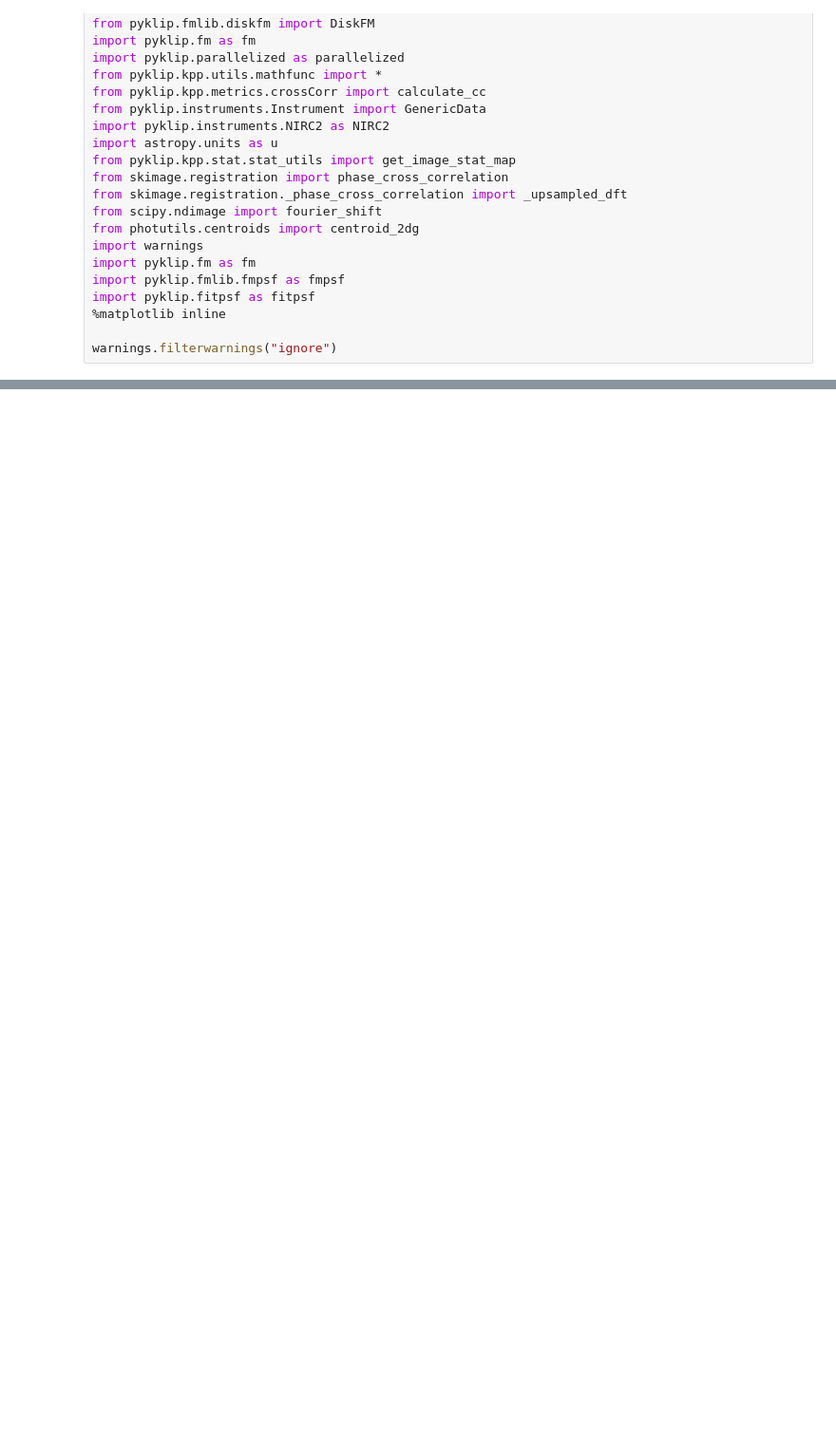
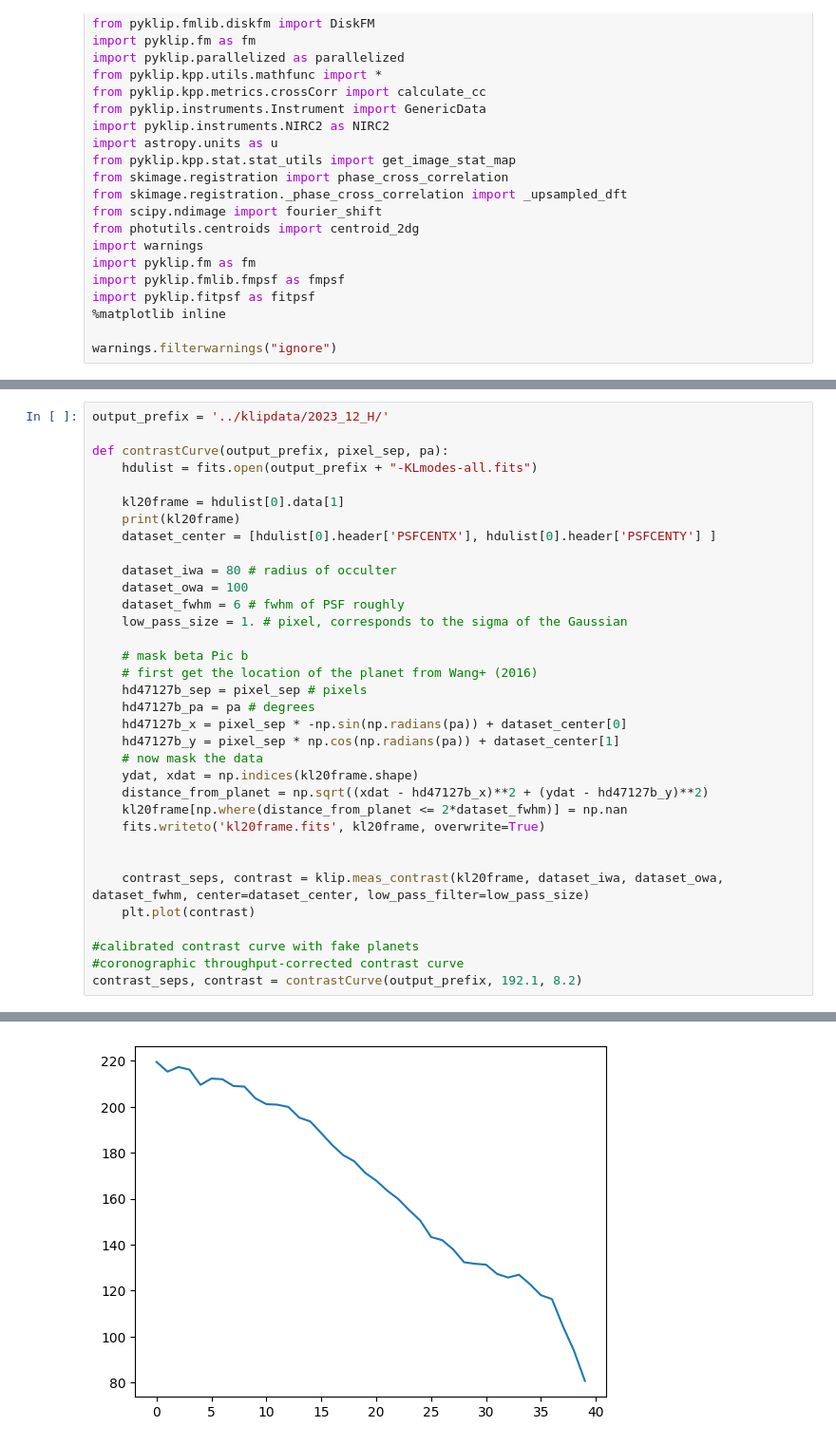
Before and after one commit to benlchang/HD47127-b-ADI, a Jupyter notebook: HD47127_ADI.ipynb, the cells around one changed output, grey strips where cells are left out. Shown: that part at 95% size. Cells and saved outputs as stored; diff of their text form; blank space fills up the shorter version.

Commit message:
5/30 - contrast

```diff
--- a/HD47127_ADI.ipynb
+++ b/HD47127_ADI.ipynb
@@ -366,0 +348,35 @@ KeyboardInterrupt:
+# %%
+output_prefix = '../klipdata/2023_12_H/'
+
+def contrastCurve(output_prefix, pixel_sep, pa):
+    hdulist = fits.open(output_prefix + "-KLmodes-all.fits")
+
+    kl20frame = hdulist[0].data[1]
+    print(kl20frame)
+    dataset_center = [hdulist[0].header['PSFCENTX'], hdulist[0].header['PSFCENTY'] ]
+
+    dataset_iwa = 80 # radius of occulter
+    dataset_owa = 100
+    dataset_fwhm = 6 # fwhm of PSF roughly
+    low_pass_size = 1. # pixel, corresponds to the sigma of the Gaussian
+
+    # mask beta Pic b
+    # first get the location of the planet from Wang+ (2016)
+    hd47127b_sep = pixel_sep # pixels
+    hd47127b_pa = pa # degrees
+    hd47127b_x = pixel_sep * -np.sin(np.radians(pa)) + dataset_center[0]
+    hd47127b_y = pixel_sep * np.cos(np.radians(pa)) + dataset_center[1]
+    # now mask the data
+    ydat, xdat = np.indices(kl20frame.shape)
+    distance_from_planet = np.sqrt((xdat - hd47127b_x)**2 + (ydat - hd47127b_y)**2)
+    kl20frame[np.where(distance_from_planet <= 2*dataset_fwhm)] = np.nan
+    fits.writeto('kl20frame.fits', kl20frame, overwrite=True)
+
+
+    contrast_seps, contrast = klip.meas_contrast(kl20frame, dataset_iwa, dataset_owa, dataset_fwhm, center=dataset_center, low_pass_filter=low_pass_size)
+    plt.plot(contrast)
+
+#calibrated contrast curve with fake planets
+#coronographic throughput-corrected contrast curve
+contrast_seps, contrast = contrastCurve(output_prefix, 192.1, 8.2)
+# %% [output]
@@ -366,0 +396 @@ KeyboardInterrupt:
+[figure, added]
```
Also changed, not shown: parts of 3 cells of this notebook.
